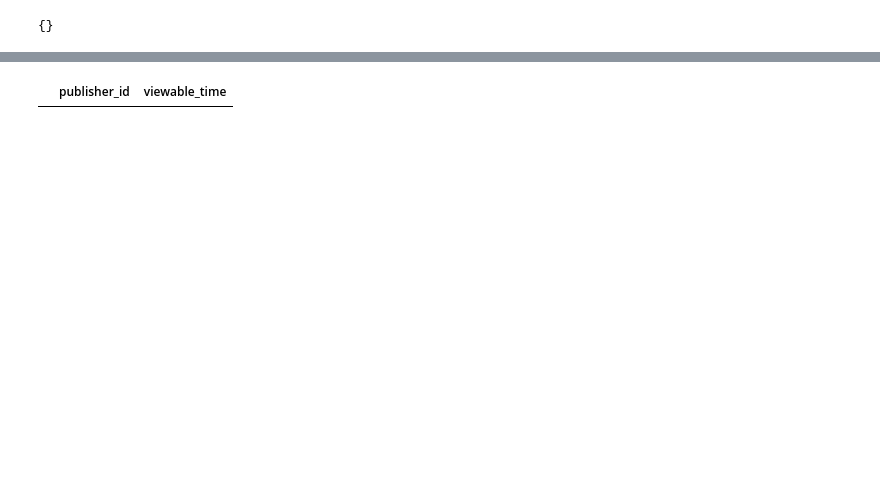
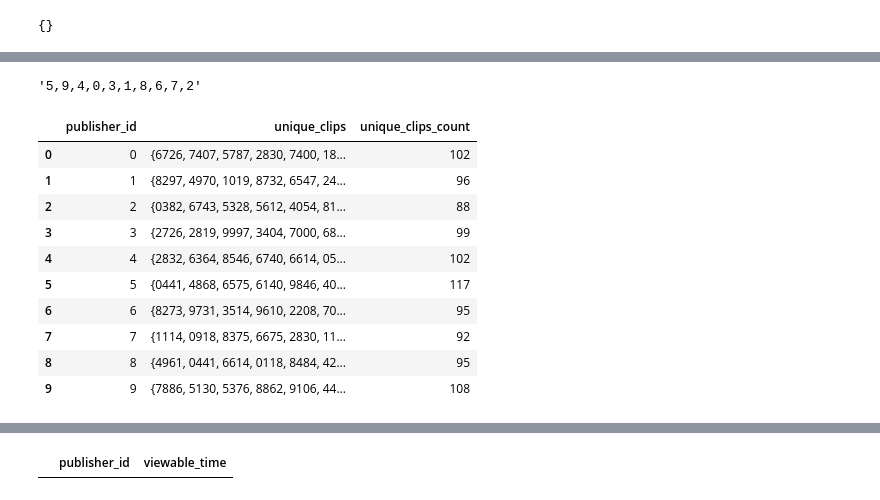
Before and after one commit to gianmarcodonetti/redis-pubsub-dec, a Jupyter notebook: notebook/Subscriber.ipynb, the cells around one changed output, grey strips where cells are left out. Saved outputs shown, nothing was run; the diff lists cells and outputs as text; code cells hidden in the pictures; blank space fills up the shorter version.

```diff
--- a/notebook/Subscriber.ipynb
+++ b/notebook/Subscriber.ipynb
@@ -179,3 +169,21 @@ pd.DataFrame(viewable_time)
 last_stats
 # %% [output]
 {}
+# %%
+stats = last_stats.get('statistics', {})
+
+# 1. Viewable time
+updated_viewable_time = subscriber.update_viewable_time(stats, viewable_time)
+updated_viewable_time_list = list(updated_viewable_time.T.to_dict().values())
+
+# 2. Top pub
+updated_top_pub = subscriber.update_top_pub(stats, top_pub)
+updated_top_pub_list = list(updated_top_pub.T.to_dict().values())
+
+# 3. Unique clips count
+updated_unique_clips_count = subscriber.update_unique_clips_count(stats, unique_clips_count)
+updated_unique_clips_count_list = list(updated_unique_clips_count.T.to_dict().values())
+
+# 4. Clips count
+updated_clips_count = subscriber.update_clips_count(stats, clips_count)
+updated_clips_count_list = list(updated_clips_count.T.to_dict().values())
@@ -181,0 +218,18 @@ last_stats
+# %%
+','.join(updated_top_pub[C.PUBLISHER_ID].values[:10])
+# %% [output]
+'5,9,4,0,3,1,8,6,7,2'
+# %%
+updated_unique_clips_count
+# %% [output]
+|  | publisher_id | unique_clips | unique_clips_count |
+| 0 | 0 | {6726, 7407, 5787, 2830, 7400, 18... | 102 |
+| 1 | 1 | {8297, 4970, 1019, 8732, 6547, 24... | 96 |
+| 2 | 2 | {0382, 6743, 5328, 5612, 4054, 81... | 88 |
+| 3 | 3 | {2726, 2819, 9997, 3404, 7000, 68... | 99 |
+| 4 | 4 | {2832, 6364, 8546, 6740, 6614, 05... | 102 |
+| 5 | 5 | {0441, 4868, 6575, 6140, 9846, 40... | 117 |
+| 6 | 6 | {8273, 9731, 3514, 9610, 2208, 70... | 95 |
+| 7 | 7 | {1114, 0918, 8375, 6675, 2830, 11... | 92 |
+| 8 | 8 | {4961, 0441, 6614, 0118, 8484, 42... | 95 |
+| 9 | 9 | {7886, 5130, 5376, 8862, 9106, 44... | 108 |
```
Also changed, not shown: parts of 20 cells of this notebook, 4 other files.
